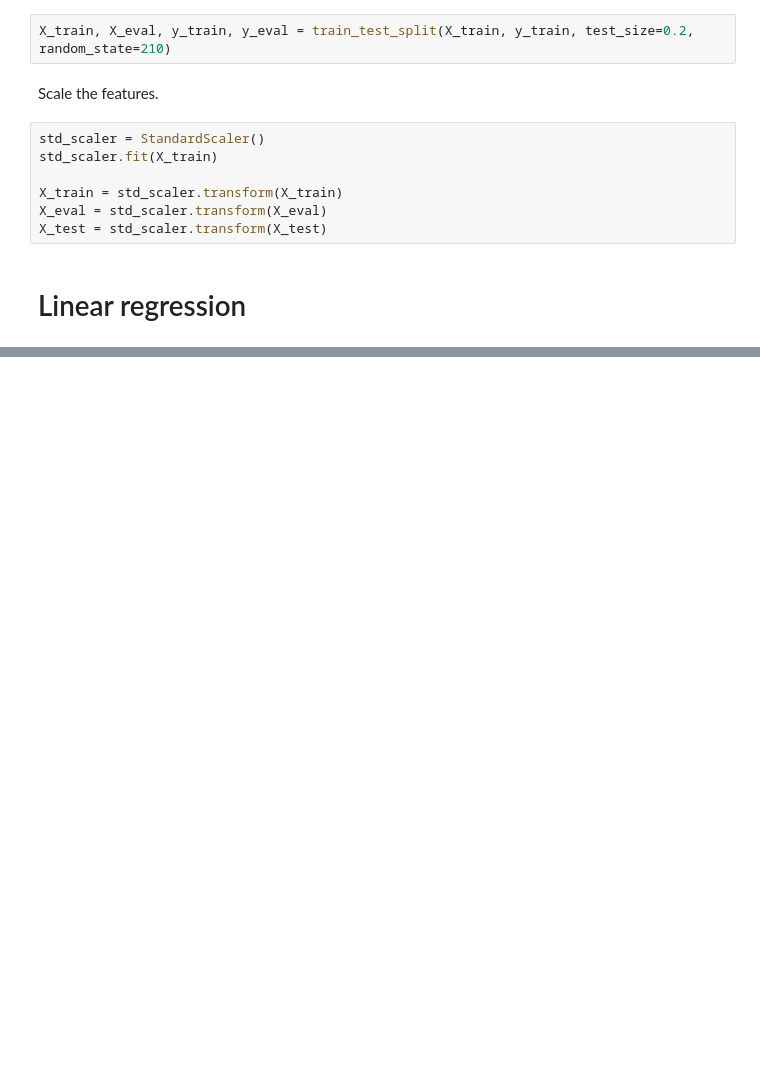
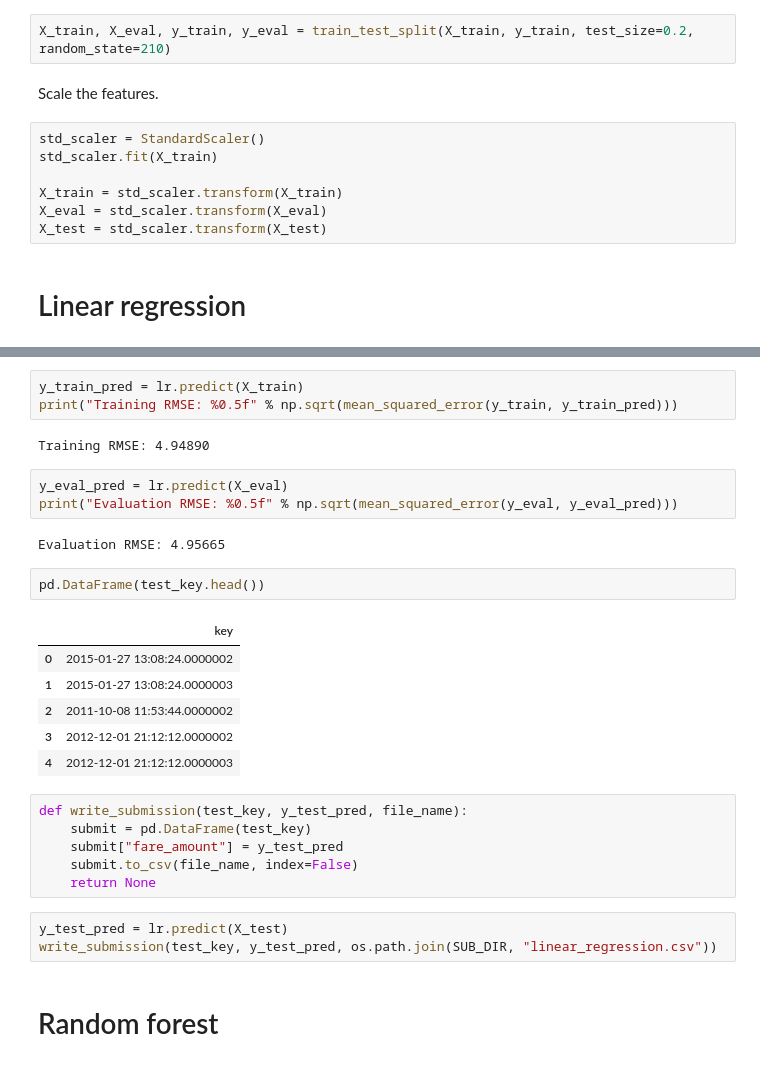
Before and after one commit to nguyentrunghai/Kaggle_projects, a Jupyter notebook: New_York_City_Taxi_Fare/fare_prediction.ipynb, the cells around one changed output, grey strips where cells are left out. Cells and saved outputs as stored; diff of their text form; blank space fills up the shorter version.

Commit message:
write submit file

```diff
--- a/New_York_City_Taxi_Fare/fare_prediction.ipynb
+++ b/New_York_City_Taxi_Fare/fare_prediction.ipynb
@@ -351,0 +359,30 @@ lr.fit(X_train, y_train)
+# %%
+y_train_pred = lr.predict(X_train)
+print("Training RMSE: %0.5f" % np.sqrt(mean_squared_error(y_train, y_train_pred)))
+# %% [output]
+Training RMSE: 4.94890
+# %%
+y_eval_pred = lr.predict(X_eval)
+print("Evaluation RMSE: %0.5f" % np.sqrt(mean_squared_error(y_eval, y_eval_pred)))
+# %% [output]
+Evaluation RMSE: 4.95665
+# %%
+pd.DataFrame(test_key.head())
+# %% [output]
+|  | key |
+| 0 | 2015-01-27 13:08:24.0000002 |
+| 1 | 2015-01-27 13:08:24.0000003 |
+| 2 | 2011-10-08 11:53:44.0000002 |
+| 3 | 2012-12-01 21:12:12.0000002 |
+| 4 | 2012-12-01 21:12:12.0000003 |
+# %%
+def write_submission(test_key, y_test_pred, file_name):
+    submit = pd.DataFrame(test_key)
+    submit["fare_amount"] = y_test_pred
+    submit.to_csv(file_name, index=False)
+    return None
+# %%
+y_test_pred = lr.predict(X_test)
+write_submission(test_key, y_test_pred, os.path.join(SUB_DIR, "linear_regression.csv"))
+# %% [markdown]
+# Random forest
```
Also changed, not shown: parts of 17 cells of this notebook.
